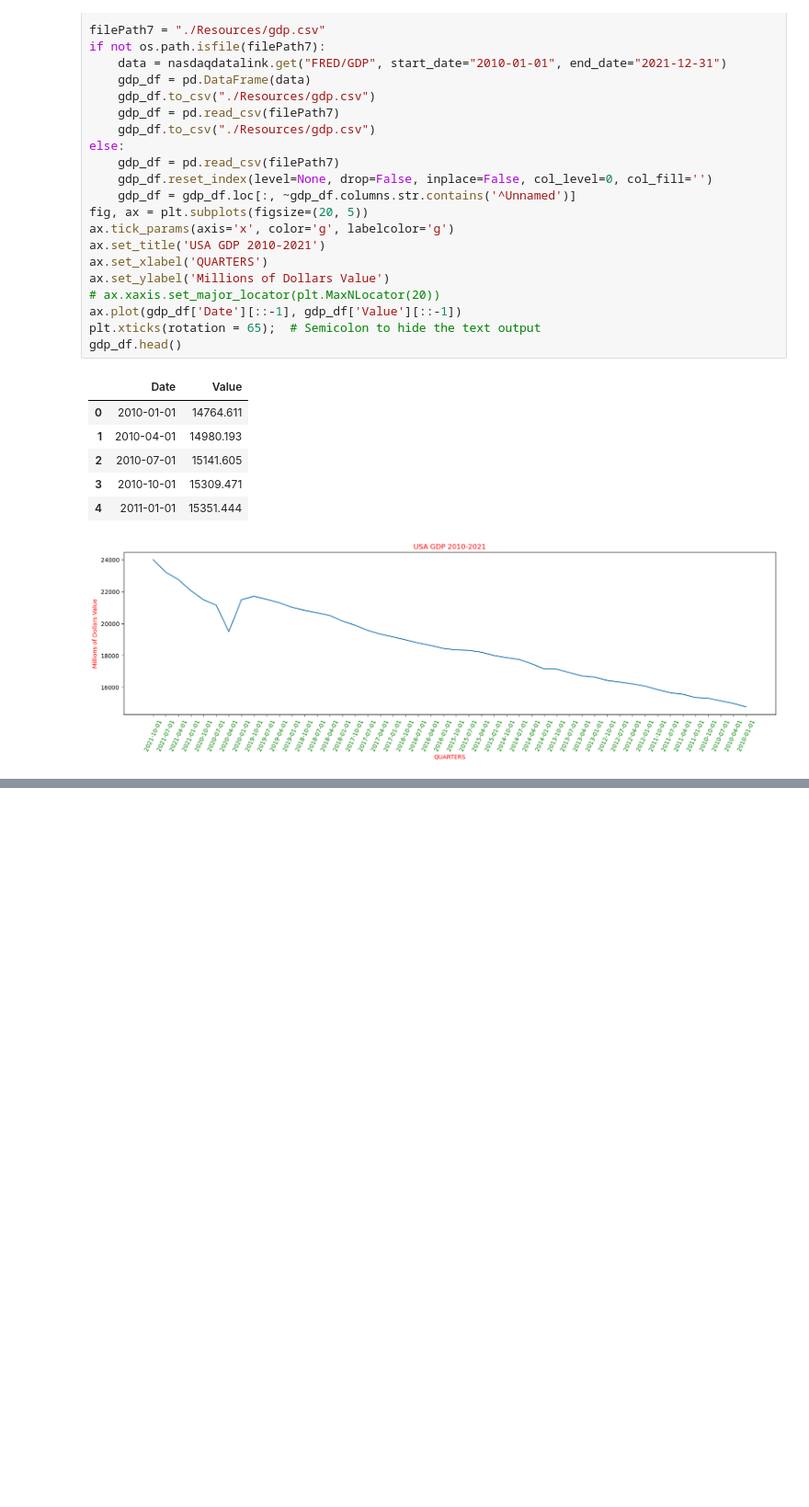
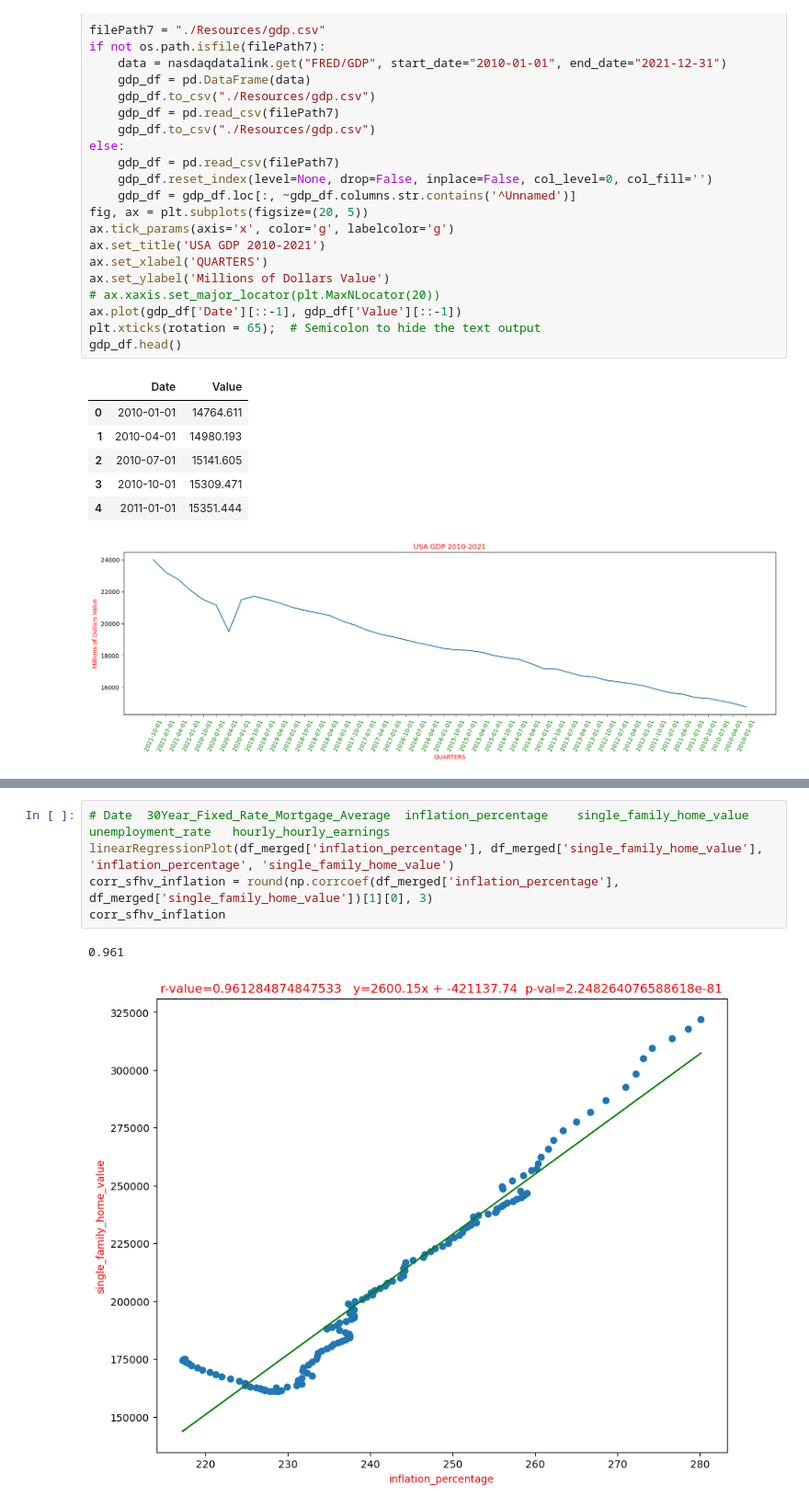
Before and after one commit to gusibis/main, a Jupyter notebook: project1.ipynb, the cells around one changed output, grey strips where cells are left out. Shown at 92% size. Saved outputs shown, nothing was run; the diff lists cells and outputs as text; blank space fills up the shorter version.

```diff
--- a/project1.ipynb
+++ b/project1.ipynb
@@ -328,0 +332,8 @@ linearRegressionPlot(df_merged['inflation_percentage'], df_merged['30_Year_Fixed
+# %%
+# Date	30Year_Fixed_Rate_Mortgage_Average	inflation_percentage	single_family_home_value	unemployment_rate	hourly_hourly_earnings
+linearRegressionPlot(df_merged['inflation_percentage'], df_merged['single_family_home_value'], 'inflation_percentage', 'single_family_home_value')
+corr_sfhv_inflation = round(np.corrcoef(df_merged['inflation_percentage'],  df_merged['single_family_home_value'])[1][0], 3)
+corr_sfhv_inflation
+# %% [output]
+0.961
+[figure, added]
```
Also changed, not shown: parts of 21 cells of this notebook, 15 other files.
